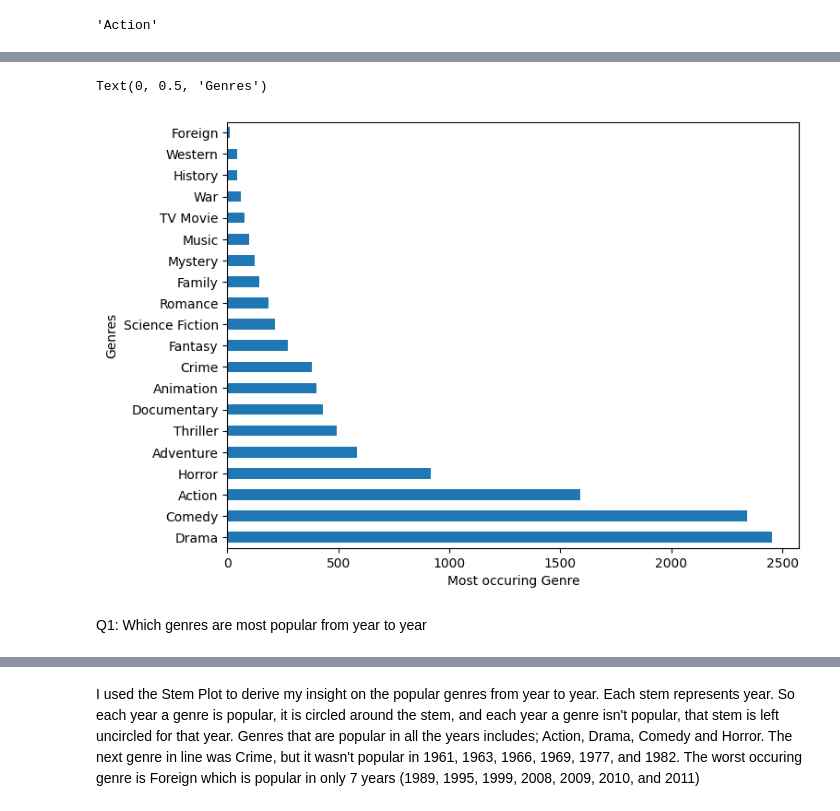
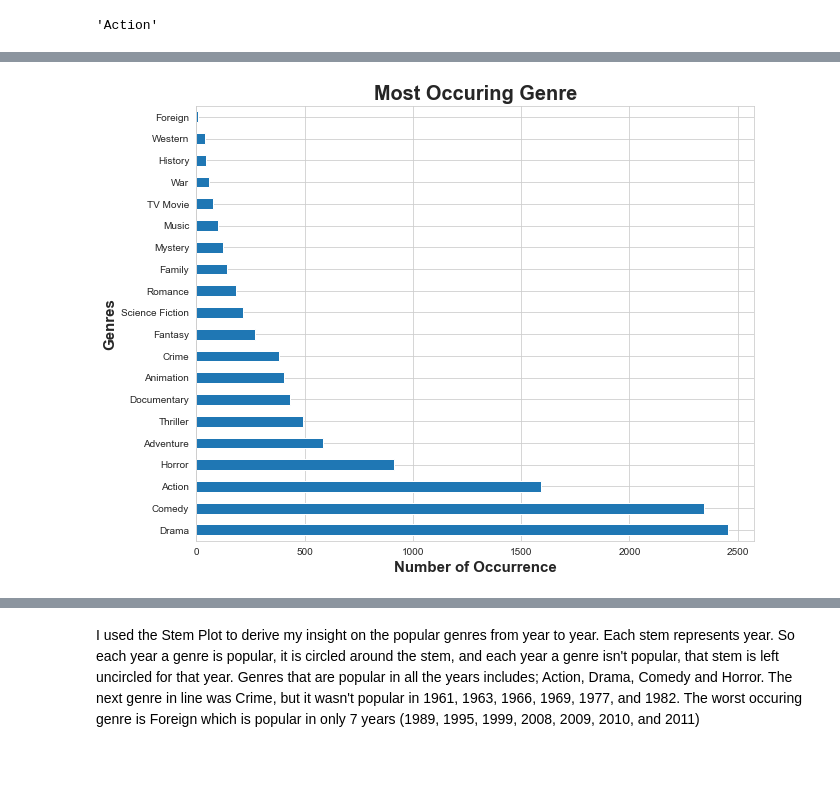
Before and after one commit to Placidus-Ali/intermediate_projects, a Jupyter notebook: week4/project1.ipynb, the cells around one changed output, grey strips where cells are left out. Cells and saved outputs as stored; diff of their text form; code cells hidden in the pictures; blank space fills up the shorter version.

```diff
--- a/week4/project1.ipynb
+++ b/week4/project1.ipynb
@@ -79,0 +102,9 @@ movies.genres.isna().sum()
+# %%
+# Filling the missing values in keywords column with "woman director"
+movies["keywords"].fillna("woman director", inplace = True)
+# %%
+# Filling the missing values in overview column with "No overview found."
+movies["overview"].fillna("No overview found.", inplace = True)
+# %%
+# Filling the missing values in production_companies column with "Paramount Pictures"
+movies["production_companies"].fillna("Paramount Pictures", inplace = True)
@@ -79,0 +116,3 @@ movies.genres.isna().sum()
+# %%
+# Dropping the duplicates
+movies.drop_duplicates(keep='first', inplace=True)
@@ -130,11 +206,10 @@ movies.head(2)
 # %%
 # Checking for the most occuring genres
-fig = plt.figure(figsize =(8, 6))
-movies['genres'].value_counts()[:30].plot(kind='barh') # used to pick the first 30 highest ranking/occuring genres.
-plt.xlabel('Most occuring Genre')
-plt.ylabel('Genres')
+
+fig = plt.figure(figsize =(10, 8))
+movies['genres'].value_counts().plot(kind='barh') # used to pick the first 30 highest ranking/occuring genres.
+plt.xlabel('Number of Occurrence', fontweight='bold', size=15)
+plt.ylabel('Genres', fontweight='bold', size=15)
+plt.title('Most Occuring Genre',fontweight='bold', size=20);
 # %% [output]
-Text(0, 0.5, 'Genres')
-[figure, old version]
+[figure, new version]
-# %% [markdown]
-Q1: Which genres are most popular from year to year
```
Also changed, not shown: parts of 35 cells of this notebook, 3 other files.
